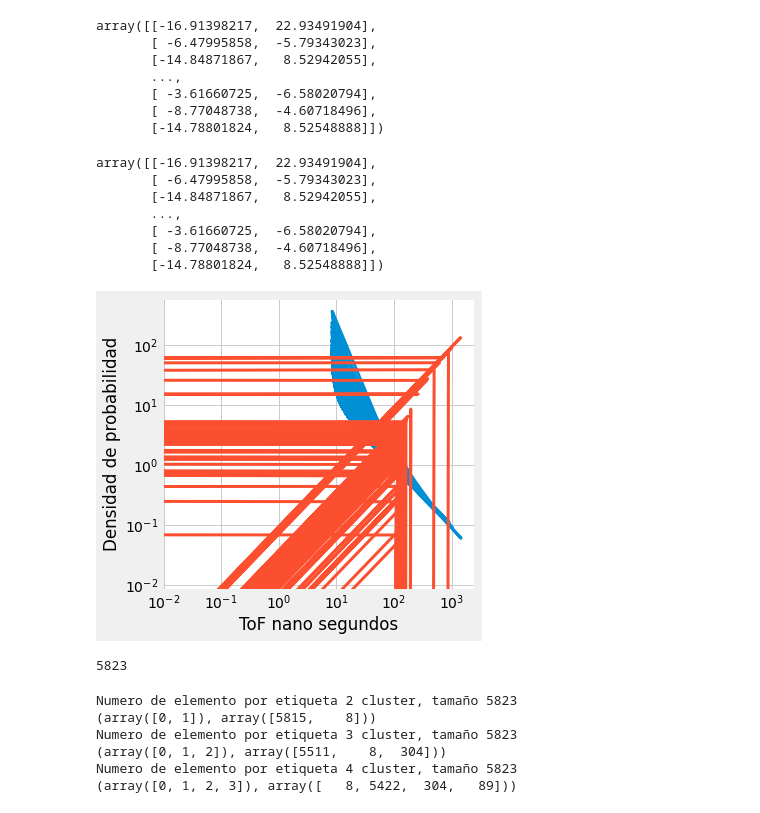
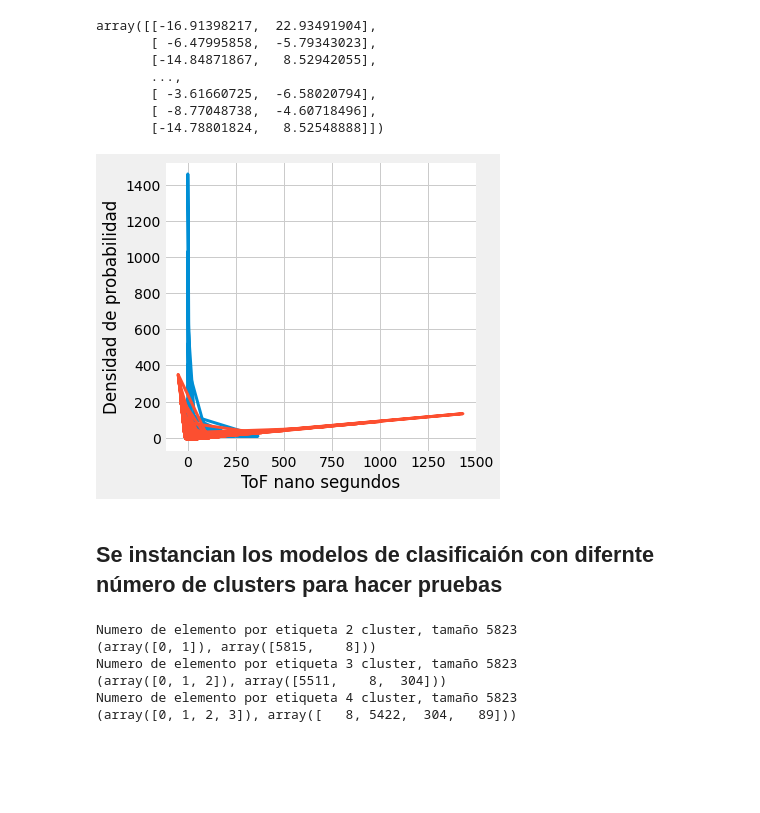
Before and after one commit to alejandrorm98/Discriminaci-n-del-ruido-de-fondo-en-muograf-a-usando-t-cnicas-de-machine-learning, a Jupyter notebook: MuTe/codigos/clasificacion_no_supervisada.ipynb, the cells around one changed output. Cells and saved outputs as stored; diff of their text form; code cells hidden in the pictures; blank space fills up the shorter version.

```diff
--- a/MuTe/codigos/clasificacion_no_supervisada.ipynb
+++ b/MuTe/codigos/clasificacion_no_supervisada.ipynb
@@ -402,23 +406,17 @@ array([[-16.91398217,  22.93491904],
        [ -8.77048738,  -4.60718496],
        [-14.78801824,   8.52548888]])
 # %%
+#se observan los valores que nos devolvió el modelo PCA con respecto a los datos usuados y se ve que no hay datos correlacionados
 plt.figure(figsize=(5,5))
 plt.rcParams['axes.facecolor']='white'
 plt.rcParams['savefig.facecolor'] = 'w'
-plt.plot(ToFMom[:,1] ,ToFMom[:,0], lw=3, label="Correlacionados")
+plt.plot(ToFMom[:,0] ,ToFMom[:,1], lw=3, label="Correlacionados")
 plt.plot(S_pca_[:,0] ,S_pca_[:,1], lw=3, label="Correlacionados")
-plt.xscale('log')
-plt.yscale('log')
+#plt.xscale('log')
+#plt.yscale('log')
 plt.ylabel("Densidad de probabilidad");
 plt.xlabel("ToF nano segundos");
-S_pca_
+#S_pca_
 # %% [output]
-array([[-16.91398217,  22.93491904],
-       [ -6.47995858,  -5.79343023],
-       [-14.84871867,   8.52942055],
-       ...,
-       [ -3.61660725,  -6.58020794],
-       [ -8.77048738,  -4.60718496],
-       [-14.78801824,   8.52548888]])
-[figure, old version]
+[figure, new version]
 # %%
@@ -429,10 +427,10 @@ clustering = SpectralClustering(n_clusters=4,n_init =3,
 #clustering. fit(ToFMom.reshape(-1,1))
 # %%
-cls= np.array([[1,2,3],[1,3,2],[3,2,1]], dtype=int)
-cls[1]#[:]
-len(ToFMom)
+#cls= np.array([[1,2,3],[1,3,2],[3,2,1]], dtype=int)
+#cls[1]#[:]
+#len(ToFMom)
-# %% [output]
-5823
+# %% [markdown]
+## Se instancian los modelos de clasificaión con difernte número de clusters para hacer pruebas
 # %%
 #netrenando el modelo con 2, 3 y 4 clusters, se imprime cada grupo distribuido
 cls= np.array([2,3,4], dtype=int)
```
Also changed, not shown: parts of 19 cells of this notebook, 1 other file.
